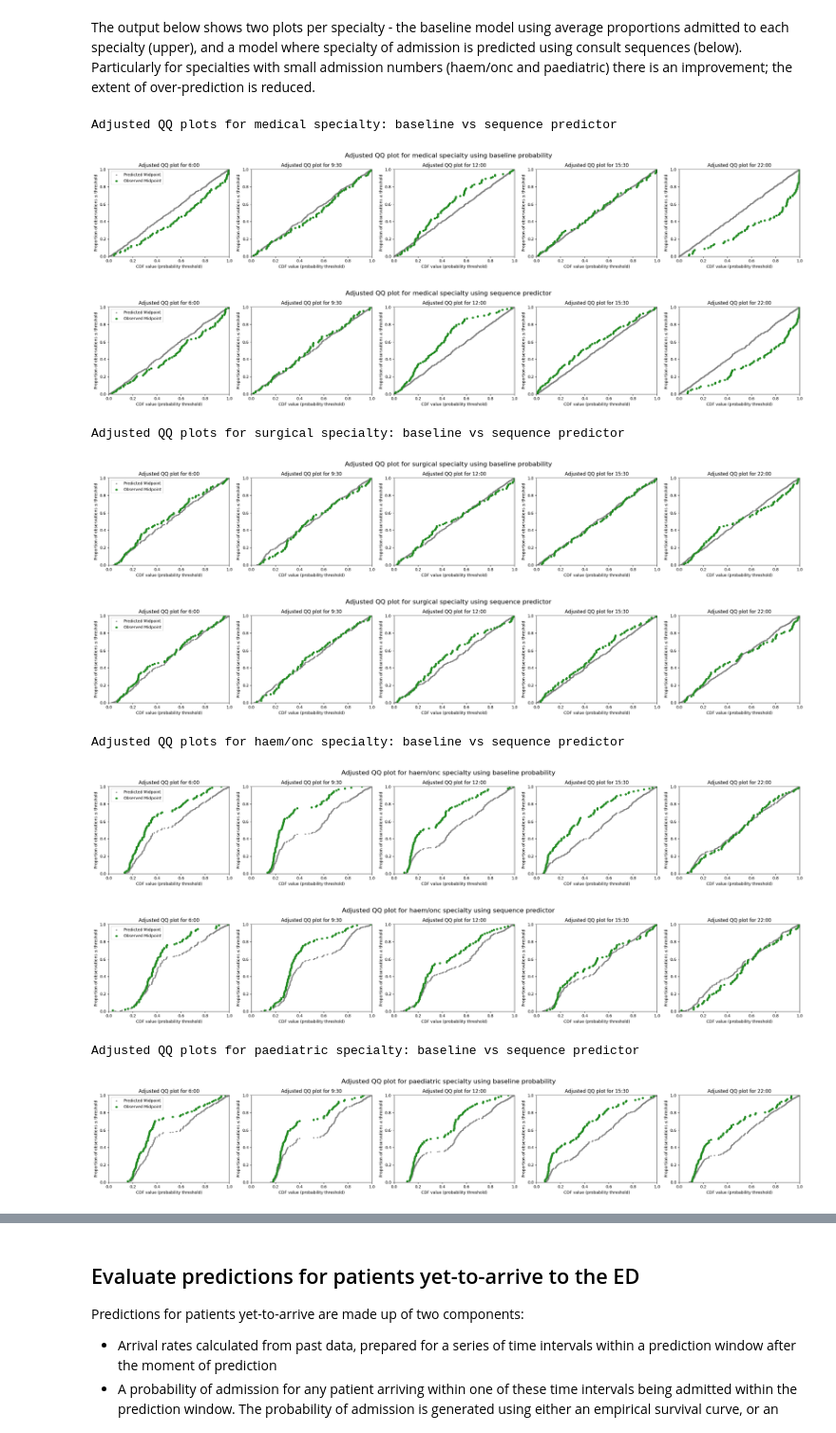
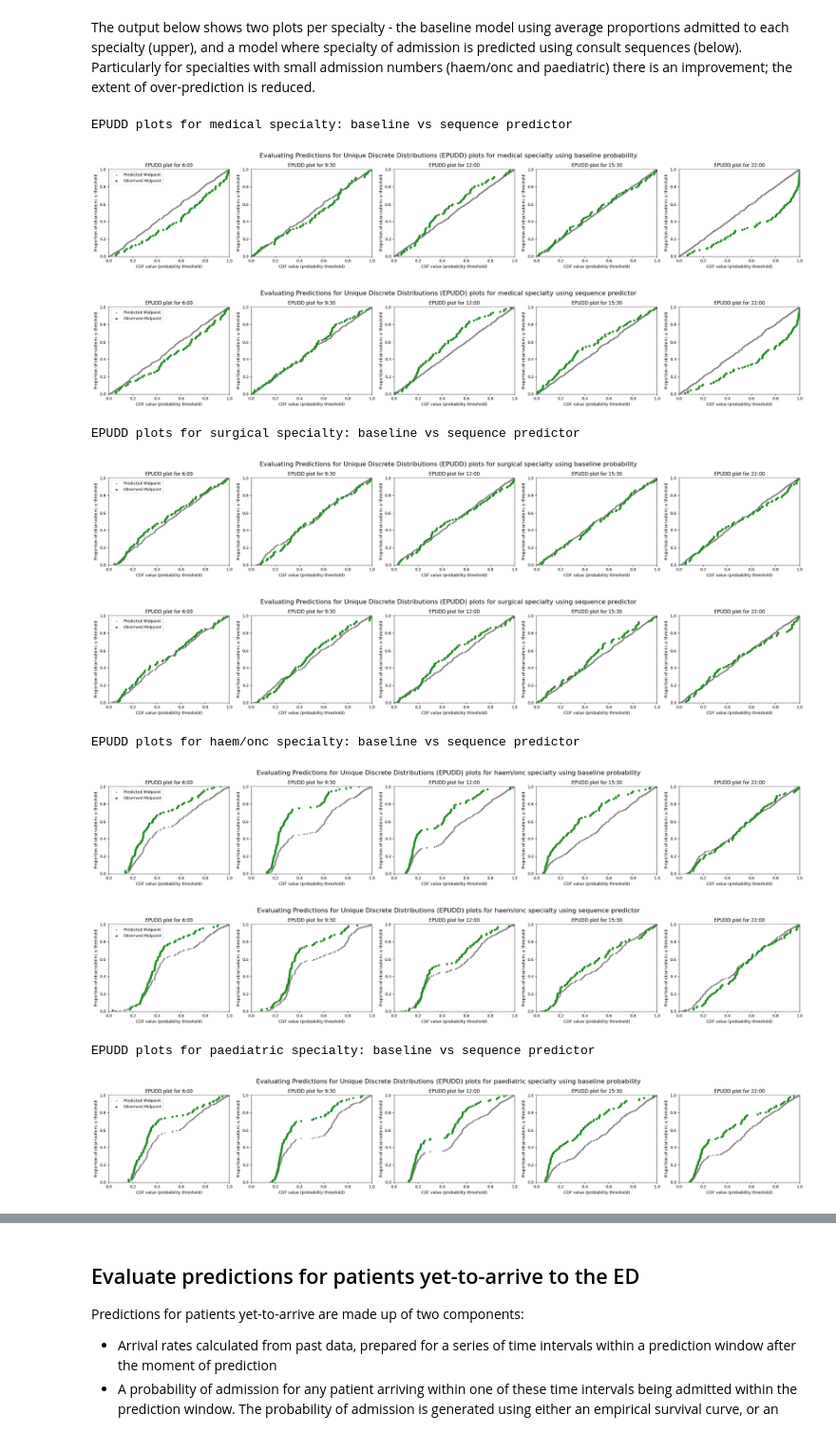
Before and after one commit to UCL-CORU/patientflow, a Jupyter notebook: notebooks/4c_Evaluate_emergency_demand_predictions.ipynb, the cells around one changed output, grey strips where cells are left out. Shown at 95% size. Saved outputs shown, nothing was run; the diff lists cells and outputs as text; code cells hidden in the pictures.

```diff
--- a/notebooks/4c_Evaluate_emergency_demand_predictions.ipynb
+++ b/notebooks/4c_Evaluate_emergency_demand_predictions.ipynb
@@ -337,13 +357,13 @@ for specialty in specialties:
 # %%
-from patientflow.viz.adjusted_qq_plot import adjusted_qq_plot
+from patientflow.viz.epudd_plot import plot_epudd
 specialties=['medical', 'surgical', 'haem/onc', 'paediatric']
 
 for specialty in specialties:
 
     specialty_prob_dist = {time: dist_dict[specialty] for time, dist_dict in prob_dist_dict_all.items()}
 
-    adjusted_qq_plot(ed_visits.prediction_time.unique(),
+    plot_epudd(ed_visits.prediction_time.unique(),
             specialty_prob_dist,
             model_name="admissions",
-            suptitle=f"Adjusted QQ plot for {specialty} specialty")
+            suptitle=f"EPUDD plots for {specialty} specialty")
 # %% [output]
@@ -393,33 +413,33 @@ Predicting bed counts for paediatric specialty, for all snapshots in the test se
 # %% [markdown]
 The output below shows two plots per specialty -  the baseline model using average proportions admitted to each specialty (upper), and a model where specialty of admission is predicted using consult sequences (below). Particularly for specialties with small admission numbers (haem/onc and paediatric) there is an improvement; the extent of over-prediction is reduced.
 # %%
-from patientflow.viz.adjusted_qq_plot import adjusted_qq_plot
+from patientflow.viz.epudd_plot import plot_epudd
 
 for specialty in ['medical', 'surgical', 'haem/onc', 'paediatric']:
-
-    print(f'\nAdjusted QQ plots for {specialty} specialty: baseline vs sequence predictor')
 
     specialty_prob_dist_baseline = {time: dist_dict[specialty] for time, dist_dict in prob_dist_dict_all_baseline.items()}
     specialty_prob_dist = {time: dist_dict[specialty] for time, dist_dict in prob_dist_dict_all.items()}
 
-    adjusted_qq_plot(ed_visits.prediction_time.unique(),
+    print(f'\nEPUDD plots for {specialty} specialty: baseline vs sequence predictor')
+
+    plot_epudd(ed_visits.prediction_time.unique(),
         specialty_prob_dist_baseline,
         model_name="admissions",
-        suptitle=f"Adjusted QQ plot for {specialty} specialty using baseline probability")
+        suptitle=f"Evaluating Predictions for Unique Discrete Distributions (EPUDD) plots for {specialty} specialty using baseline probability")
 
-    adjusted_qq_plot(ed_visits.prediction_time.unique(),
+    plot_epudd(ed_visits.prediction_time.unique(),
         specialty_prob_dist,
         model_name="admissions",
-        suptitle=f"Adjusted QQ plot for {specialty} specialty using sequence predictor")
+        suptitle=f"Evaluating Predictions for Unique Discrete Distributions (EPUDD) plots for {specialty} specialty using sequence predictor")
 # %% [output]
-Adjusted QQ plots for medical specialty: baseline vs sequence predictor
+EPUDD plots for medical specialty: baseline vs sequence predictor
-[figure, old version]
+[figure, new version]
-[figure, old version]
+[figure, new version]
-Adjusted QQ plots for surgical specialty: baseline vs sequence predictor
+EPUDD plots for surgical specialty: baseline vs sequence predictor
-[figure, old version]
+[figure, new version]
-[figure, old version]
+[figure, new version]
-Adjusted QQ plots for haem/onc specialty: baseline vs sequence predictor
+EPUDD plots for haem/onc specialty: baseline vs sequence predictor
-[figure, old version]
+[figure, new version]
-[figure, old version]
+[figure, new version]
-Adjusted QQ plots for paediatric specialty: baseline vs sequence predictor
+EPUDD plots for paediatric specialty: baseline vs sequence predictor
-[figure, old version]
+[figure, new version]
```
Also changed, not shown: parts of 5 cells of this notebook, 17 other files.
